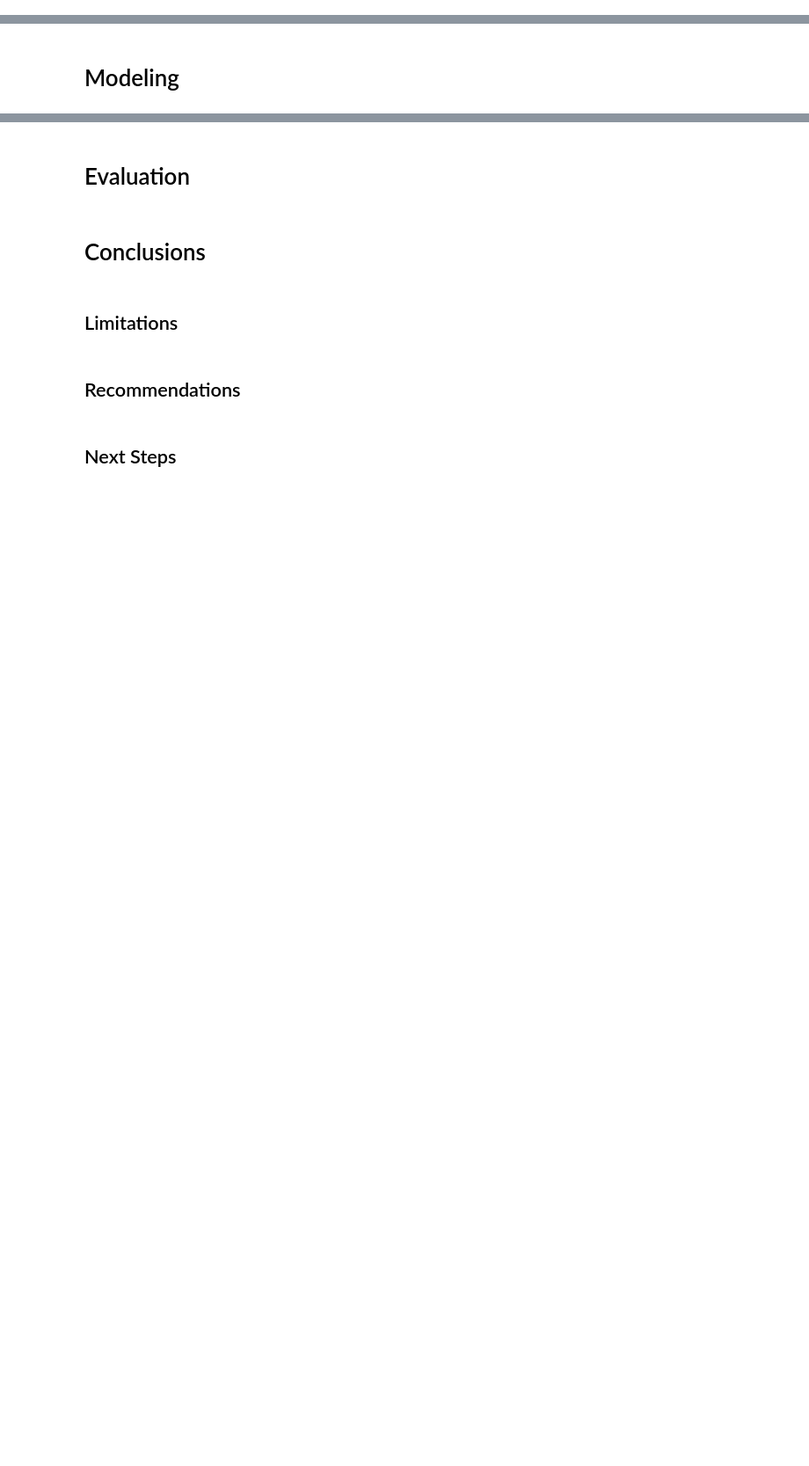
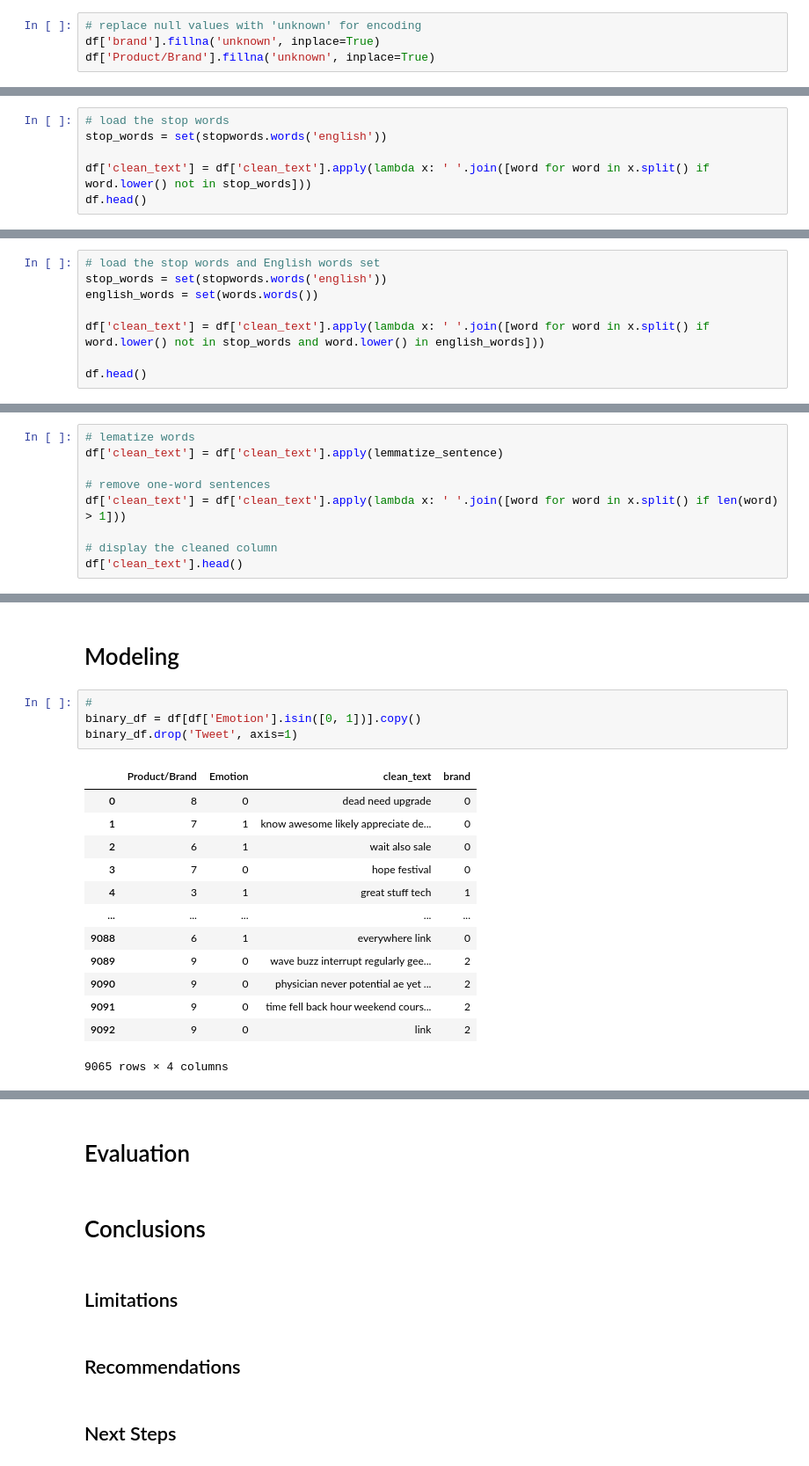
Before and after one commit to sfp13VA/Twitter_Sentiment_Project, a Jupyter notebook: notebook.ipynb, the cells around one changed output, grey strips where cells are left out. Shown: that part at 88% size. Drawn from its saved outputs; the diff is of its cells as text; blank space fills up the shorter version.

```diff
--- a/notebook.ipynb
+++ b/notebook.ipynb
@@ -346,3 +377,7 @@ Name: brand, dtype: int64
+# %%
+# replace null values with 'unknown' for encoding
+df['brand'].fillna('unknown', inplace=True)
+df['Product/Brand'].fillna('unknown', inplace=True)
 # %%
 enc = LabelEncoder()
 
@@ -357,0 +399,6 @@ TypeError: Encoders require their input to be uniformly strings or numbers. Got
+# %%
+# load the stop words
+stop_words = set(stopwords.words('english'))
+
+df['clean_text'] = df['clean_text'].apply(lambda x: ' '.join([word for word in x.split() if word.lower() not in stop_words]))
+df.head()
@@ -357,0 +412,8 @@ TypeError: Encoders require their input to be uniformly strings or numbers. Got
+# %%
+# load the stop words and English words set
+stop_words = set(stopwords.words('english'))
+english_words = set(words.words())
+
+df['clean_text'] = df['clean_text'].apply(lambda x: ' '.join([word for word in x.split() if word.lower() not in stop_words and word.lower() in english_words]))
+
+df.head()
@@ -357,0 +427,9 @@ TypeError: Encoders require their input to be uniformly strings or numbers. Got
+# %%
+# lematize words
+df['clean_text'] = df['clean_text'].apply(lemmatize_sentence)
+
+# remove one-word sentences
+df['clean_text'] = df['clean_text'].apply(lambda x: ' '.join([word for word in x.split() if len(word) > 1]))
+
+# display the cleaned column
+df['clean_text'].head()
@@ -358,2 +443,20 @@ TypeError: Encoders require their input to be uniformly strings or numbers. Got
 # %% [markdown]
 # Modeling
+# %%
+#
+binary_df = df[df['Emotion'].isin([0, 1])].copy()
+binary_df.drop('Tweet', axis=1)
+# %% [output]
+|  | Product/Brand | Emotion | clean_text | brand |
+| 0 | 8 | 0 | dead need upgrade | 0 |
+| 1 | 7 | 1 | know awesome likely appreciate de... | 0 |
+| 2 | 6 | 1 | wait also sale | 0 |
+| 3 | 7 | 0 | hope festival | 0 |
+| 4 | 3 | 1 | great stuff tech | 1 |
+| ... | ... | ... | ... | ... |
+| 9088 | 6 | 1 | everywhere link | 0 |
+| 9089 | 9 | 0 | wave buzz interrupt regularly gee... | 2 |
+| 9090 | 9 | 0 | physician never potential ae yet ... | 2 |
+| 9091 | 9 | 0 | time fell back hour weekend cours... | 2 |
+| 9092 | 9 | 0 | link | 2 |
+9065 rows × 4 columns
```
Also changed, not shown: parts of 24 cells of this notebook.
